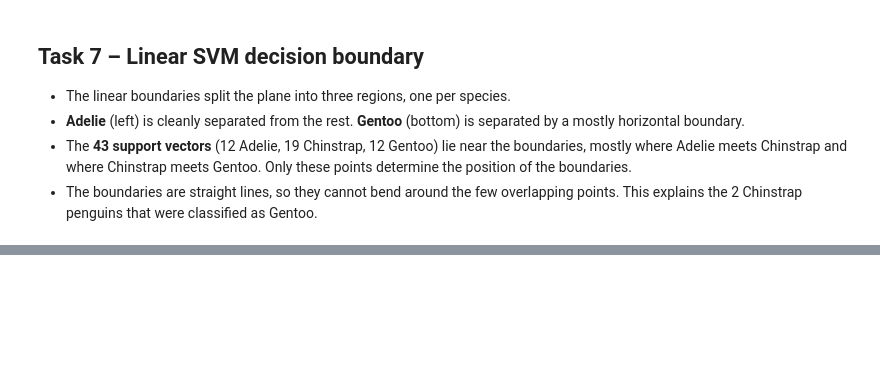
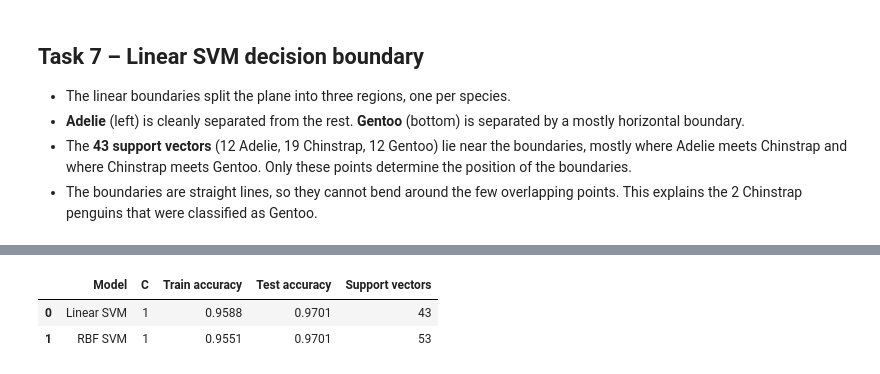
Before and after one commit to zainnm30/penguin-svm-classification, a Jupyter notebook: notebooks/penguin_svm.ipynb, the cells around one changed output, grey strips where cells are left out. Saved outputs shown, nothing was run; the diff lists cells and outputs as text; code cells hidden in the pictures; blank space fills up the shorter version.

Commit message:
Task 8: RBF SVM and comparison with linear SVM

```diff
--- a/notebooks/penguin_svm.ipynb
+++ b/notebooks/penguin_svm.ipynb
@@ -341,0 +376,17 @@ Support vectors per class: {'Adelie': np.int32(12), 'Chinstrap': np.int32(19), '
+# %%
+comparison = pd.DataFrame({
+    'Model': ['Linear SVM', 'RBF SVM'],
+    'C': [1, 1],
+    'Train accuracy': [
+        accuracy_score(y_train, linear_svm.predict(X_train_scaled)),
+        accuracy_score(y_train, rbf_svm.predict(X_train_scaled))
+    ],
+    'Test accuracy': [linear_accuracy, rbf_accuracy],
+    'Support vectors': [linear_svm.n_support_.sum(), rbf_svm.n_support_.sum()]
+}).round(4)
+
+comparison
+# %% [output]
+|  | Model | C | Train accuracy | Test accuracy | Support vectors |
+| 0 | Linear SVM | 1 | 0.9588 | 0.9701 | 43 |
+| 1 | RBF SVM | 1 | 0.9551 | 0.9701 | 53 |
```
Also changed, not shown: parts of 4 cells of this notebook, 2 other files.
